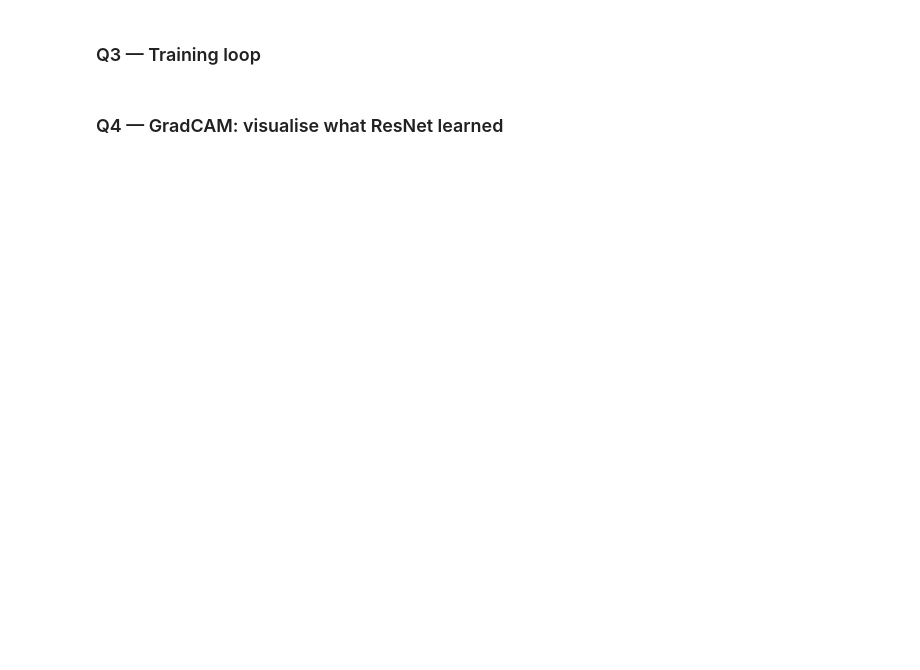
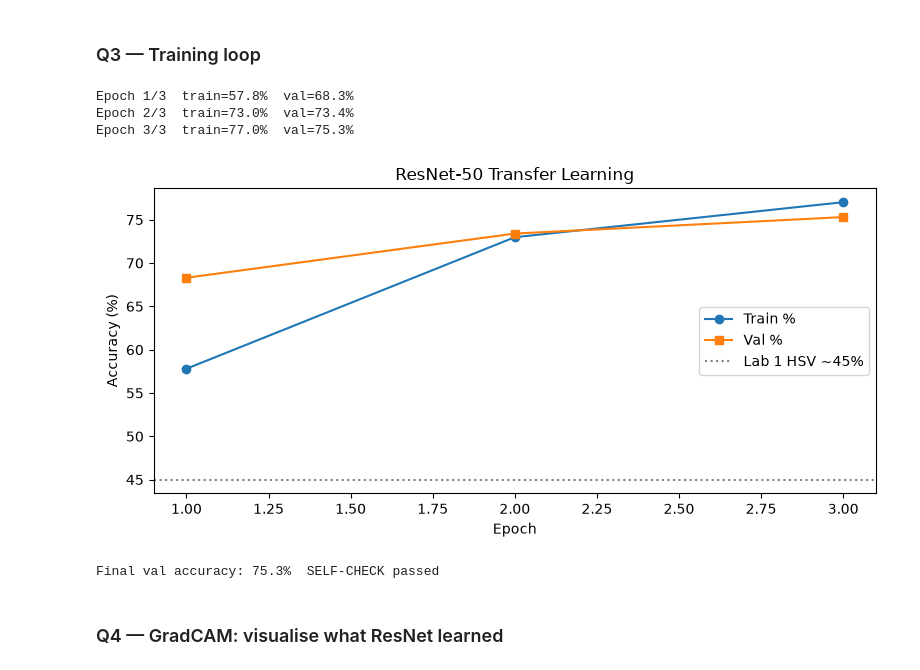
Before and after one commit to Sulav-Koirala/AI-Fellowship-Assignments, a Jupyter notebook: Week 11/W11_CV_Assignment_Notebook.ipynb, the cells around one changed output. Cells and saved outputs as stored; diff of their text form; code cells hidden in the pictures; blank space fills up the shorter version.

```diff
--- a/Week 11/W11_CV_Assignment_Notebook.ipynb
+++ b/Week 11/W11_CV_Assignment_Notebook.ipynb
@@ -101,14 +112,14 @@ IMAGENET_MEAN = [0.485, 0.456, 0.406]
 IMAGENET_STD  = [0.229, 0.224, 0.225]
 
 transform_rn = T.Compose([
-    T.Resize(None),                               # TODO: what size does ResNet expect?
+    T.Resize((224,224)),         # ResNet-50 expects 224x224 input
     T.ToTensor(),
-    T.Normalize(mean=None, std=None),             # TODO: use IMAGENET_MEAN and IMAGENET_STD
+    T.Normalize(mean=IMAGENET_MEAN, std=IMAGENET_STD),
 ])
 
 # Q2b: Build DataLoaders (5,000 train / 1,000 test)
-TRAIN_N = None   # TODO: how many training samples to use?
-TEST_N  = None   # TODO: how many test samples to use?
+TRAIN_N = 5000
+TEST_N  = 1000
 
 tr_ds = Subset(datasets.CIFAR10('../data', train=True, download=False, transform=transform_rn), range(TRAIN_N))
 te_ds = Subset(datasets.CIFAR10('../data', train=False, download=False, transform=transform_rn), range(TEST_N))
@@ -127,10 +141,10 @@ model = models.resnet50(weights='IMAGENET1K_V2')
 
 # Freeze ALL backbone layers
 for p in model.parameters():
-    p.requires_grad = None   # TODO: True or False?
+    p.requires_grad = False    # freeze the backbone
 
 # Replace the final fully-connected layer for CIFAR-10
-model.fc = None   # TODO: nn.Linear(?, ?) — what are the input and output dimensions?
+model.fc = nn.Linear(2048, 10)     # 2048 = ResNet-50's final feature dim, 10 = CIFAR-10 classes
 model = model.to(device)
 
 total     = sum(p.numel() for p in model.parameters())
@@ -154,39 +172,46 @@ for epoch in range(3):
     for imgs, lbls in tr_ld:
         imgs, lbls = imgs.to(device), lbls.to(device)
         opt.zero_grad()
-        logits = None   # TODO: forward pass through model
-        loss   = None   # TODO: compute cross-entropy loss
-        None            # TODO: backward pass
-        None            # TODO: optimizer step
+        logits = model(imgs)
+        loss   = crit(logits, lbls)
+        loss.backward()
+        opt.step()
         with torch.no_grad():
             correct += (logits.argmax(1) == lbls).sum().item()
             total   += len(lbls)
     train_accs.append(correct / total)
 
     model.eval()
     correct = total = 0
     with torch.no_grad():
         for imgs, lbls in te_ld:
             imgs, lbls = imgs.to(device), lbls.to(device)
-            preds  = None   # TODO: get class predictions (argmax of logits)
+            logits = model(imgs)
+            preds  = logits.argmax(1)
             correct += (preds == lbls).sum().item()
             total   += len(lbls)
     val_accs.append(correct / total)
     print(f"Epoch {epoch+1}/3  train={train_accs[-1]:.1%}  val={val_accs[-1]:.1%}")
 
 # Plot
 fig, ax = plt.subplots(figsize=(8,4))
 ax.plot(range(1,4), [a*100 for a in train_accs], 'o-', label='Train %')
 ax.plot(range(1,4), [a*100 for a in val_accs],   's-', label='Val %')
 ax.axhline(45, color='grey', ls=':', label='Lab 1 HSV ~45%')
 ax.set_xlabel('Epoch'); ax.set_ylabel('Accuracy (%)'); ax.legend()
 ax.set_title('ResNet-50 Transfer Learning')
 plt.tight_layout(); plt.show()
 
 # SELF-CHECK
 assert val_accs[-1] > 0.60, f"Val accuracy too low: {val_accs[-1]:.1%}. Check your training loop."
 print(f"Final val accuracy: {val_accs[-1]:.1%}  SELF-CHECK passed")
 acc_resnet = val_accs[-1]
+# %% [output]
+Epoch 1/3  train=57.8%  val=68.3%
+Epoch 2/3  train=73.0%  val=73.4%
+Epoch 3/3  train=77.0%  val=75.3%
+[figure, added]
+Final val accuracy: 75.3%  SELF-CHECK passed
 # %% [markdown]
 ### Q4 — GradCAM: visualise what ResNet learned
 # %%
```
Also changed, not shown: parts of 6 cells of this notebook, 1 other file.
